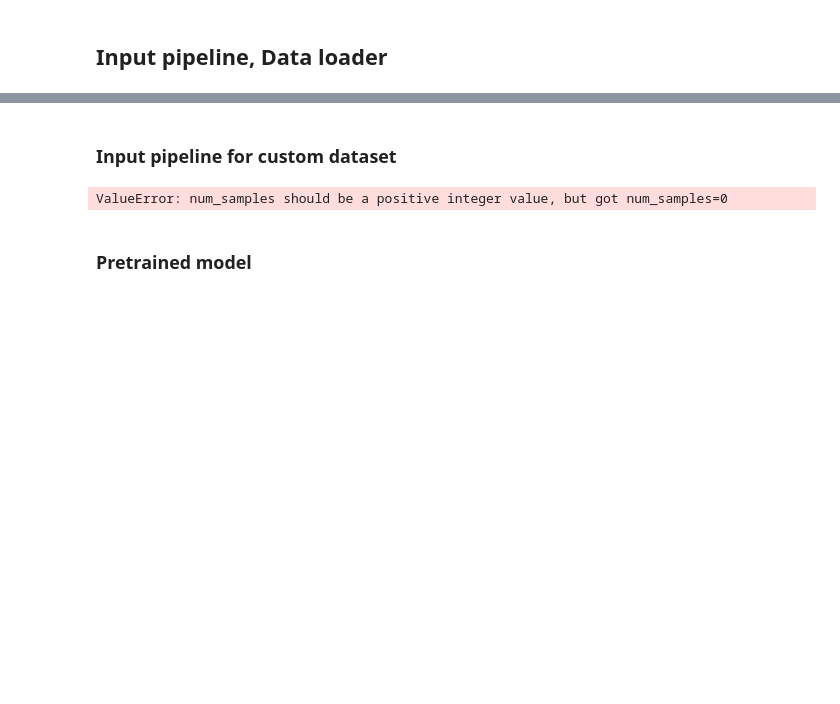
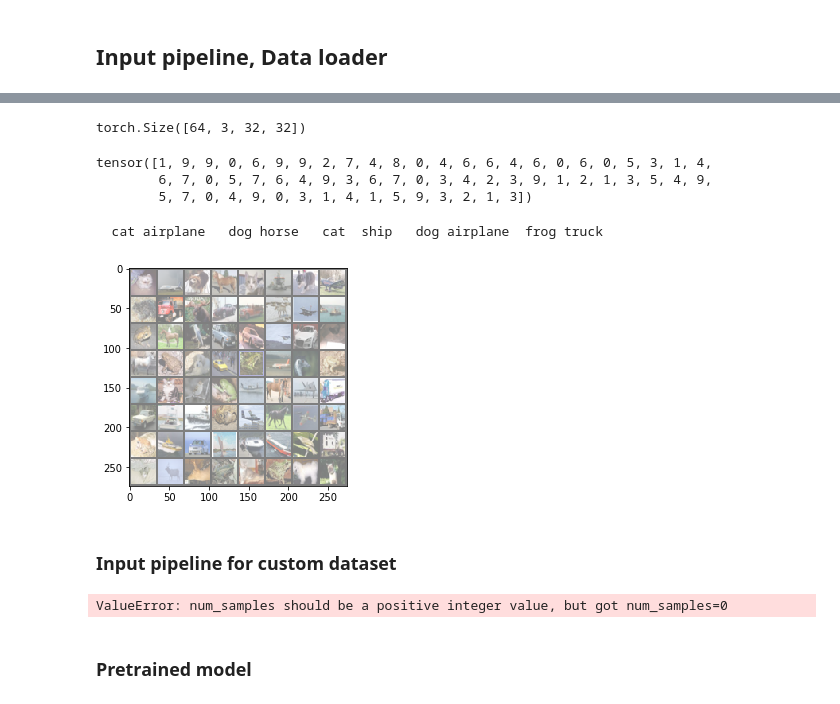
Before and after one commit to xhxuciedu/CS284A, a Jupyter notebook: pytorch-tutorial.ipynb, the cells around one changed output, grey strips where cells are left out. Drawn from its saved outputs; the diff is of its cells as text; code cells hidden in the pictures; blank space fills up the shorter version.

```diff
--- a/pytorch-tutorial.ipynb
+++ b/pytorch-tutorial.ipynb
@@ -462,3 +507,33 @@ torch.Size([3, 32, 32])
+# %%
+images.shape
+# %% [output]
+torch.Size([64, 3, 32, 32])
+# %%
+labels
+# %% [output]
+tensor([1, 9, 9, 0, 6, 9, 9, 2, 7, 4, 8, 0, 4, 6, 6, 4, 6, 0, 6, 0, 5, 3, 1, 4,
+        6, 7, 0, 5, 7, 6, 4, 9, 3, 6, 7, 0, 3, 4, 2, 3, 9, 1, 2, 1, 3, 5, 4, 9,
+        5, 7, 0, 4, 9, 0, 3, 1, 4, 1, 5, 9, 3, 2, 1, 3])
+# %%
+# functions to show an image
+def imshow(img):
+    img = img / 2 + 0.5     # unnormalize
+    npimg = img.numpy()
+    plt.imshow(np.transpose(npimg, (1, 2, 0)))
+
+import builtins
+
+# get some random training images
+dataiter = builtins.iter(train_loader)
+images, labels = dataiter.next()
+
+# show images
+imshow(torchvision.utils.make_grid(images))
+# print labels
+print(' '.join('%5s' % train_dataset.classes[labels[j]] for j in range(10)))
+# %% [output]
+  cat airplane   dog horse   cat  ship   dog airplane  frog truck
+[figure, added]
 # %% [markdown]
 ### Input pipeline for custom dataset
 # %%
```
Also changed, not shown: parts of 31 cells of this notebook, 2 other files.
